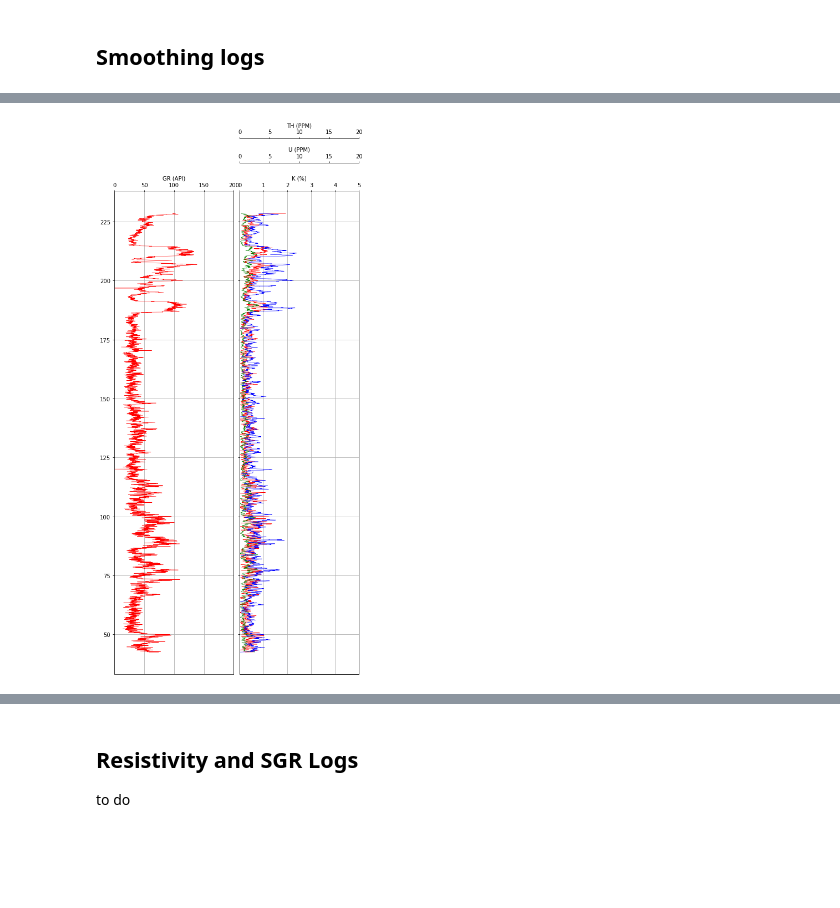
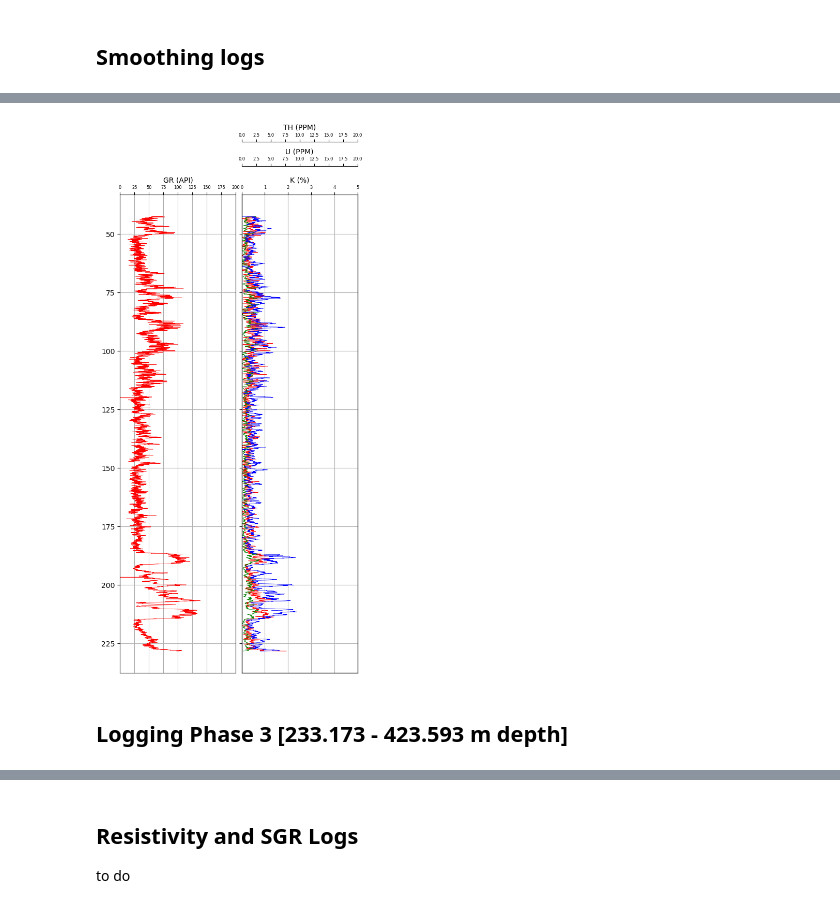
Before and after one commit to anailil/FAIR-well-logs, a Jupyter notebook: notebooks/1.0-lvm-data-exploration.ipynb, the cells around one changed output, grey strips where cells are left out. Drawn from its saved outputs; the diff is of its cells as text; code cells hidden in the pictures; blank space fills up the shorter version.

```diff
--- a/notebooks/1.0-lvm-data-exploration.ipynb
+++ b/notebooks/1.0-lvm-data-exploration.ipynb
@@ -104,5 +99,10 @@ array([<AxesSubplot:>, <AxesSubplot:>, <AxesSubplot:>, <AxesSubplot:>,
 # %%
-f0, ax1 = plt.subplots(figsize=(16,16))
+f0, ax1 = plt.subplots(figsize=(12,12),)
+#Reduce the space between each subplot
+f0.subplots_adjust(wspace = 0.05)
+ax1 = plt.gca()
+ax1.invert_yaxis()
+
 #curve_names = ['Gamma', 'Deep Res', 'Density', 'Neutron']
 #Set up the plot axes
 ax1 = plt.subplot2grid((1,4), (0,0), rowspan=1, colspan = 1)
@@ -114,40 +114,41 @@ ax4 = ax2.twiny()
 
 #Set up the individual log tracks / subplots
 
-#ax1.plot(p2_kut['GR.API'], p2_kut['DEPTH.M'], color = "red", lw = 0.5)
 ax1.plot(p2_kut['GR.API'], p2_kut['DEPTH.M'], color = "red", lw = 0.5)
 ax1.set_xlim(0, 200)
 ax1.set_xlabel('GR (API)')
+ax1.invert_yaxis()
 
 ax2.plot(k, p2_kut['DEPTH.M'], color = "red", lw = 0.5)
 ax2.set_xlim(0, 5)
 ax2.set_xlabel('K (%)')
 
 ax3.plot(u, p2_kut['DEPTH.M'], color = "green", lw = 0.5)
 ax3.set_xlim(0, 20)
 ax3.set_xlabel('U (PPM)')
 
 ax4.plot(t, p2_kut['DEPTH.M'], color = "blue", lw = 0.5)
 ax4.set_xlim(0, 20)
 ax4.set_xlabel('TH (PPM)')
 
 #Set up the common elements between the subplots
 for i, ax in enumerate(f0.axes):
     #ax.set_ylim(0, 250) # Set the depth range
 
     ax.xaxis.set_ticks_position("top")
     ax.xaxis.set_label_position("top")
 
     if i >= 2:
         ax.spines["top"].set_position(("axes", 0.96+(i/20)))
     else:
         ax.grid()
 
 #Hide tick labels on the y-axis
 for ax in [ax2, ax3, ax4]:
     plt.setp(ax.get_yticklabels(), visible = False)
-
-#Reduce the space between each subplot
-f0.subplots_adjust(wspace = 0.05)
+axs = plt.gca()
+axs.invert_yaxis()
 # %% [output]
-[figure, old version]
+[figure, new version]
+# %% [markdown]
+## Logging Phase 3 [233.173 - 423.593 m depth]
```
Also changed, not shown: parts of 10 cells of this notebook, 58 other files.
